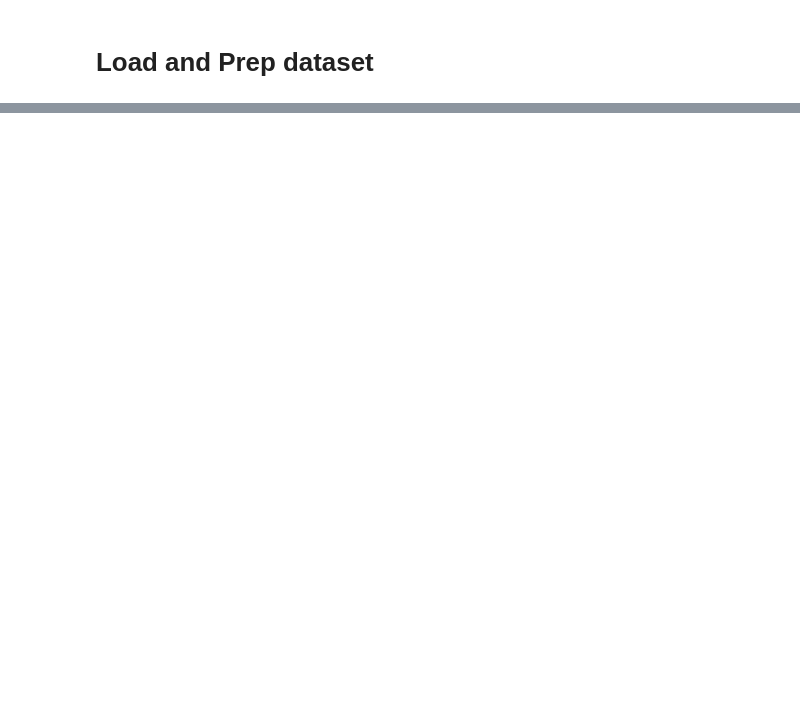
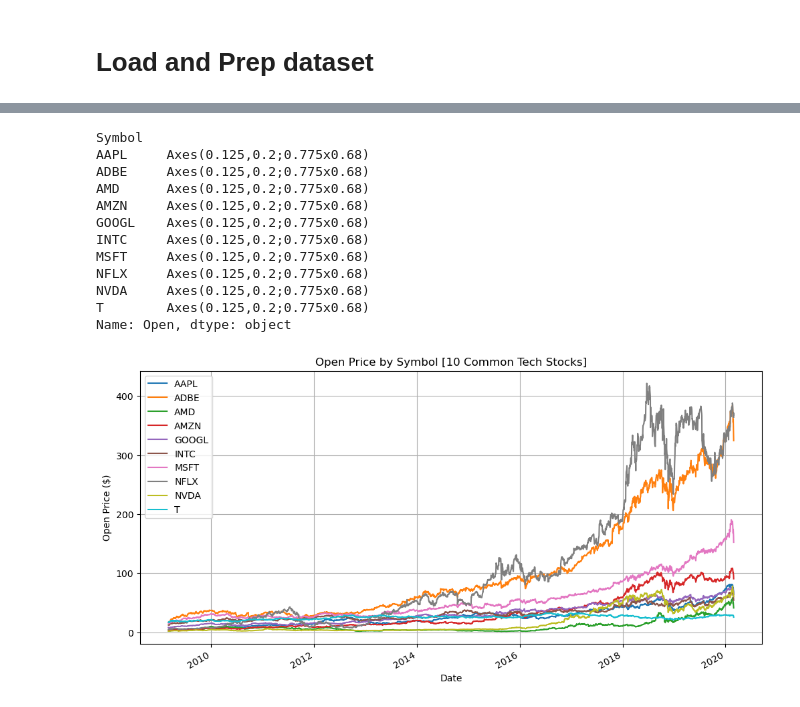
Before and after one commit to justinyang333/Stock-Prediction-Project, a Jupyter notebook: eda/eda.ipynb, the cells around one changed output, grey strips where cells are left out. Saved outputs shown, nothing was run; the diff lists cells and outputs as text; code cells hidden in the pictures; blank space fills up the shorter version.

Commit message:
some eda visuals

```diff
--- a/eda/eda.ipynb
+++ b/eda/eda.ipynb
@@ -35,3 +20,0 @@ data.head()
-# %%
-data[["Open", "High", "Low", "Close"]] = data[["Open", "High", "Low", "Close"]].astype(float).round(2)
-data.head()
@@ -82,0 +21,6 @@ Name: Close, dtype: object
+# %%
+# Copy the data and sort by symbol and date
+df = data.copy().sort_values(by=["Symbol", "Date"])
+df["Date"] = pd.to_datetime(df["Date"])
+df.set_index("Date", drop=True, inplace=True)
+df.head()
@@ -82,0 +35,6 @@ Name: Close, dtype: object
+# %%
+# Group by symbol and describe the data
+stats_by_stock:pd.DataFrame = df.groupby("Symbol").describe()
+stats_by_stock.head()
+# Uncomment to save the stats to a file
+# stats_by_stock.to_excel("./stats_by_stock.xlsx")
@@ -82,0 +50,12 @@ Name: Close, dtype: object
+# %%
+# Select valid symbols
+upper_bound = stats_by_stock["Open"]["max"] < 500
+lower_bound = stats_by_stock["Open"]["min"] > 1
+outliers_removed = stats_by_stock[upper_bound & lower_bound]
+valid_symbols = outliers_removed.index.to_list()
+
+# Remove outliers from the data
+mask = df["Symbol"].isin(valid_symbols)
+df = df[mask]
+print(df.shape)
+df.head()
@@ -82,0 +71,20 @@ Name: Close, dtype: object
+# %%
+# Plot the open price by symbol for all stocks
+# df.groupby("Symbol")["Open"].plot(figsize=(20, 10), legend=False, title="Open Price by Symbol [All Stocks]")
+# Plot the open price by symbol for 10 tech stocks
+select_stocks = ["AAPL", "ADBE", "AMD", "AMZN", "GOOGL", "INTC", "MSFT", "NVDA", "NFLX", "T"]
+df[df["Symbol"].isin(select_stocks)].groupby("Symbol")["Open"].plot(figsize=(12, 6), legend=True, title="Open Price by Symbol [10 Common Tech Stocks]", ylabel="Open Price ($)", grid=True)
+# %% [output]
+Symbol
+AAPL     Axes(0.125,0.2;0.775x0.68)
+ADBE     Axes(0.125,0.2;0.775x0.68)
+AMD      Axes(0.125,0.2;0.775x0.68)
+AMZN     Axes(0.125,0.2;0.775x0.68)
+GOOGL    Axes(0.125,0.2;0.775x0.68)
+INTC     Axes(0.125,0.2;0.775x0.68)
+MSFT     Axes(0.125,0.2;0.775x0.68)
+NFLX     Axes(0.125,0.2;0.775x0.68)
+NVDA     Axes(0.125,0.2;0.775x0.68)
+T        Axes(0.125,0.2;0.775x0.68)
+Name: Open, dtype: object
+[figure, added]
```
Also changed, not shown: parts of 11 cells of this notebook, 4 other files.
